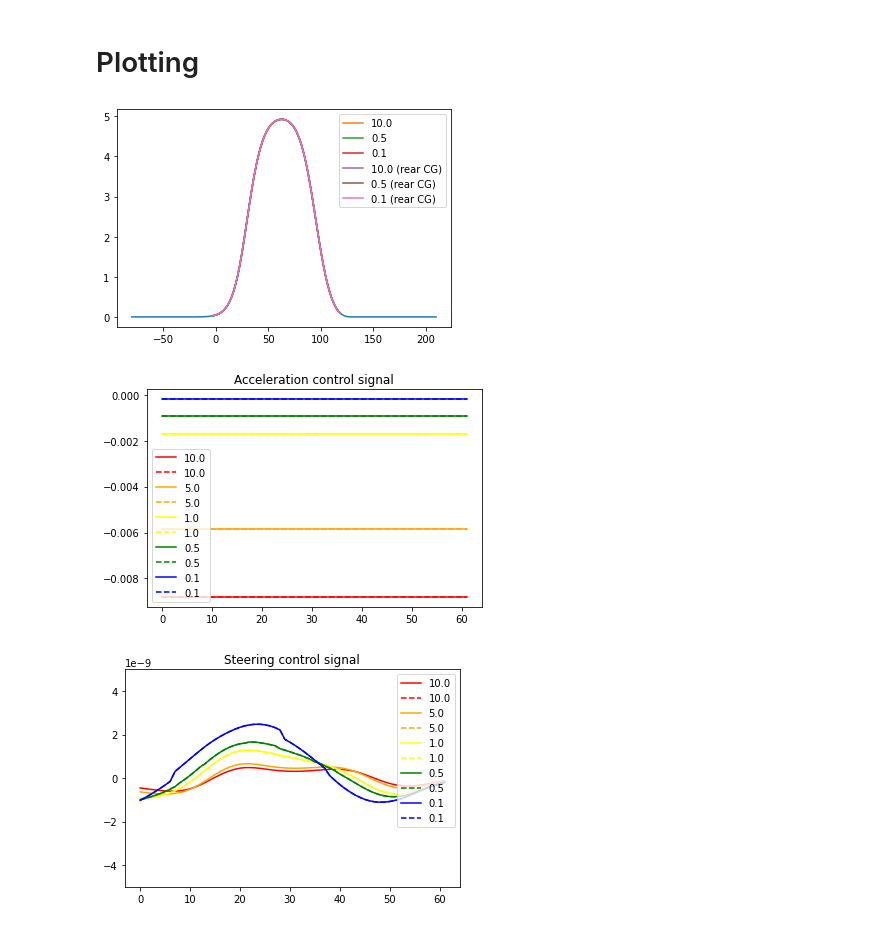
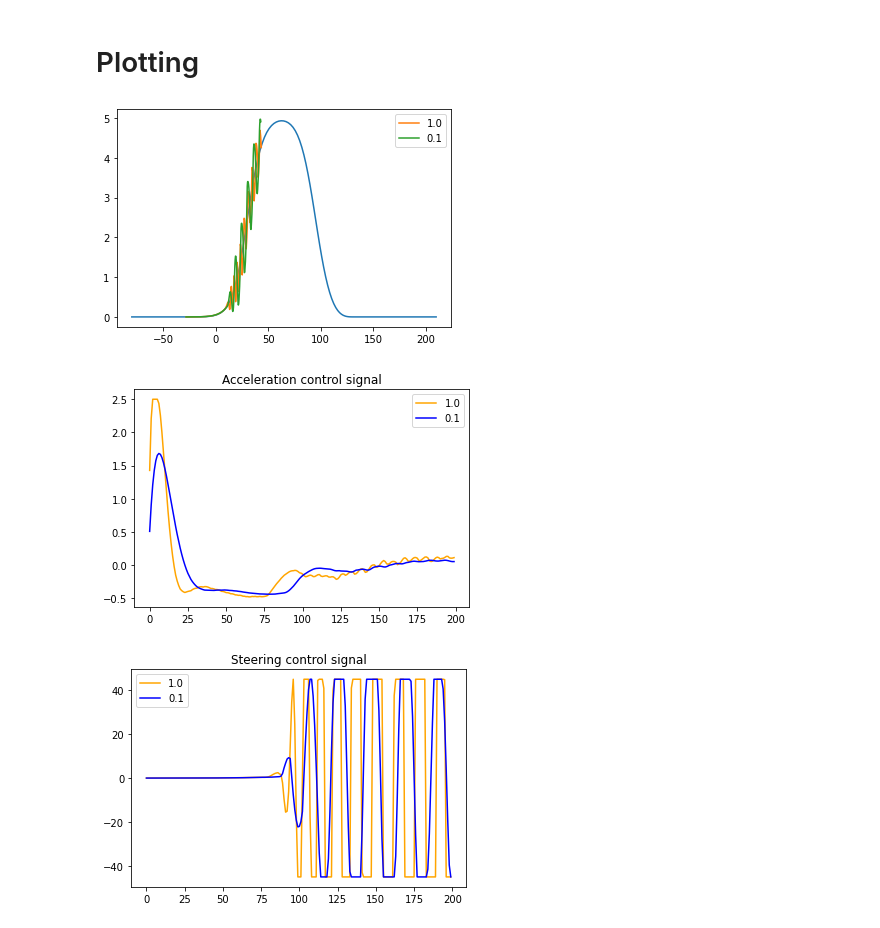
Before and after one commit to elsoroka/AutonomousCarMPC, a Jupyter notebook: Casadi opti stack MPC.ipynb, the cells around one changed output. Cells and saved outputs as stored; diff of their text form; code cells hidden in the pictures.

```diff
--- a/Casadi opti stack MPC.ipynb
+++ b/Casadi opti stack MPC.ipynb
@@ -50,7 +50,7 @@ from KinematicModel import KinematicBicycle
 model = KinematicBicycle("base_vehicle_model.json")
 
 N = 30
-step = 0.1
+step = 0.075
 
 # system size
 n = 4
@@ -60,7 +60,7 @@ m = 2
 # %%
 from road                import iso_double_lane_change as test_road
 test_road_width = 5.0*np.ones(np.size(test_road)//2)
-DESIRED_SPEED = 20.0 # 10 m/s approx 22 mph
+DESIRED_SPEED = 5.0 # 10 m/s approx 22 mph
 n_test_road_pts,_ = np.shape(test_road)
 
 roadrunner = Roadrunner(road_center = test_road, # Road centerline points
@@ -227,26 +230,33 @@ def run_mpc_iteration(z0, coeffs):
 def run_mpc_test(costs):
     roadrunner.reset()
     # start a bit ahead of the first point to have space for looking back on the road
-    roadrunner.advance(step*20*DESIRED_SPEED)
+    roadrunner.advance(step*60*DESIRED_SPEED)
 
     xy = np.reshape(roadrunner.evaluate(),(2,))
     z0 = [xy[0], xy[1], DESIRED_SPEED, float(roadrunner.get_angle())]
-
-    runs = 300
+    u0 = np.zeros(2)
+    runs = 200
     z_history = np.zeros((runs,n))
     u_history = np.zeros((runs,m))
     r=0
+    z,u = None, None
     try:
         for i in range(runs):
-            z,u = run_mpc_iteration(z0, costs)
+            if u is not None:
+                zg = np.concatenate([z[1:,:],z[-2:-1,:]])
+                ug = np.concatenate([u[1:,:],np.zeros((1,2))])
+                z,u = run_mpc_iteration(z0, u0, costs, np.reshape(zg,np.size(zg)), np.reshape(ug,np.size(ug)))
+            else:
+                z,u = run_mpc_iteration(z0,u0,costs)
 
             # move roadrunner by scipy ODE integration
             z0 = move_forward(z0, u[0,:], step)
             dist = roadrunner.advance_xy(z0[0:2])
 
             # save data
-            z_history[i,:] = z[0,:]
+            z_history[i,:] = z0 # The simulated "True" state by ODE integration
             u_history[i,:] = u[0,:]
+            u0 = u[0,:]
             r = i
     except OutOfRoadPointsException:
         z_history = z_history[0:r,:]
@@ -447,49 +349,48 @@ Total number of equality constraints.................:      360
 # %%
 p = roadrunner.plot(n_points=100)
 
-p.plot(z_history_10[:,0], z_history_10[:,1], label="10.0")
-p.plot(z_history_05[:,0], z_history_05[:,1], label="0.5")
+#p.plot(z_history_10[:,0], z_history_10[:,1], label="10.0")
+p.plot(z_history_1[:,0], z_history_1[:,1], label="1.0")
 p.plot(z_history_01[:,0], z_history_01[:,1], label="0.1")
-p.plot(z_history_10_cg_r05[:,0], z_history_10_cg_r05[:,1], label="10.0 (rear CG)")
-p.plot(z_history_05_cg_r05[:,0], z_history_05_cg_r05[:,1], label="0.5 (rear CG)")
-p.plot(z_history_01_cg_r05[:,0], z_history_01_cg_r05[:,1], label="0.1 (rear CG)")
+#p.plot(z_history_10_cg_r05[:,0], z_history_10_cg_r05[:,1], label="10.0 (rear CG)")
+#p.plot(z_history_05_cg_r05[:,0], z_history_05_cg_r05[:,1], label="0.5 (rear CG)")
+#p.plot(z_history_01_cg_r05[:,0], z_history_01_cg_r05[:,1], label="0.1 (rear CG)")
 p.legend()
 plt.show()
 # %% [output]
-[figure, old version]
+[figure, new version]
 # %%
-plt.plot(u_history_10[:,0], label="10.0", color="red")
-plt.plot(u_history_10_cg_r05[:,0], label="10.0", linestyle='--', color="red")
-plt.plot(u_history_5[:,0], label="5.0", color="orange")
-plt.plot(u_history_5_cg_r05[:,0], label="5.0", linestyle='--', color="orange")
-plt.plot(u_history_1[:,0], label="1.0", color="yellow")
-plt.plot(u_history_1_cg_r05[:,0], label="1.0", linestyle='--', color="yellow")
-plt.plot(u_history_05[:,0], label="0.5", color="green")
-plt.plot(u_history_05_cg_r05[:,0], label="0.5", linestyle='--', color="green")
+#plt.plot(u_history_10[:,0], label="10.0", color="red")
+#plt.plot(u_history_10_cg_r05[:,0], label="10.0", linestyle='--', color="red")
+#plt.plot(u_history_5[:,0], label="5.0", color="orange")
+#plt.plot(u_history_5_cg_r05[:,0], label="5.0", linestyle='--', color="orange")
+plt.plot(u_history_1[:,0], label="1.0", color="orange")
+#plt.plot(u_history_1_cg_r05[:,0], label="1.0", linestyle='--', color="yellow")
+#plt.plot(u_history_05[:,0], label="0.5", color="green")
+#plt.plot(u_history_05_cg_r05[:,0], label="0.5", linestyle='--', color="green")
 plt.plot(u_history_01[:,0], label="0.1", linestyle='-', color="blue")
-plt.plot(u_history_01_cg_r05[:,0], label="0.1", linestyle='--', color="blue")
+#plt.plot(u_history_01_cg_r05[:,0], label="0.1", linestyle='--', color="blue")
 plt.legend()
 plt.title("Acceleration control signal")
 plt.show()
 # %% [output]
-[figure, old version]
+[figure, new version]
 # %%
-plt.plot(u_history_10[:,1]*180.0/np.pi, label="10.0", color="red")
-plt.plot(u_history_10_cg_r05[:,0]*180.0/np.pi, label="10.0", linestyle='--', color="red")
-plt.plot(u_history_5[:,1]*180.0/np.pi, label="5.0", color="orange")
-plt.plot(u_history_5_cg_r05[:,0]*180.0/np.pi, label="5.0", linestyle='--', color="orange")
-plt.plot(u_history_1[:,1]*180.0/np.pi, label="1.0", color="yellow")
-plt.plot(u_history_1_cg_r05[:,1]*180.0/np.pi, label="1.0", linestyle='--', color="yellow")
-plt.plot(u_history_05[:,1]*180.0/np.pi, label="0.5", color="green")
-plt.plot(u_history_05_cg_r05[:,1]*180.0/np.pi, label="0.5", linestyle='--', color="green")
+#plt.plot(u_history_10[:,1]*180.0/np.pi, label="10.0", color="red")
+#plt.plot(u_history_10_cg_r05[:,0]*180.0/np.pi, label="10.0", linestyle='--', color="red")
+#plt.plot(u_history_5[:,1]*180.0/np.pi, label="5.0", color="orange")
+#plt.plot(u_history_5_cg_r05[:,0]*180.0/np.pi, label="5.0", linestyle='--', color="orange")
+plt.plot(u_history_1[:,1]*180.0/np.pi, label="1.0", color="orange")
+#plt.plot(u_history_1_cg_r05[:,1]*180.0/np.pi, label="1.0", linestyle='--', color="yellow")
+#plt.plot(u_history_05[:,1]*180.0/np.pi, label="0.5", color="green")
+#plt.plot(u_history_05_cg_r05[:,1]*180.0/np.pi, label="0.5", linestyle='--', color="green")
 plt.plot(u_history_01[:,1]*180.0/np.pi, label="0.1", linestyle='-', color="blue")
-plt.plot(u_history_01_cg_r05[:,1]*180.0/np.pi, label="0.1", linestyle='--', color="blue")
+#plt.plot(u_history_01_cg_r05[:,1]*180.0/np.pi, label="0.1", linestyle='--', color="blue")
 plt.legend()
 plt.title("Steering control signal")
-plt.ylim([-0.000000005,0.000000005])
 plt.show()
 # %% [output]
-[figure, old version]
+[figure, new version]
 # %%
 diff = u_history_10[:np.size(u_history_10_cg_r05)//2,0]-u_history_10_cg_r05[:,0]
 plt.plot(diff, label="10.0")
```
Also changed, not shown: parts of 13 cells of this notebook, 2 other files.
